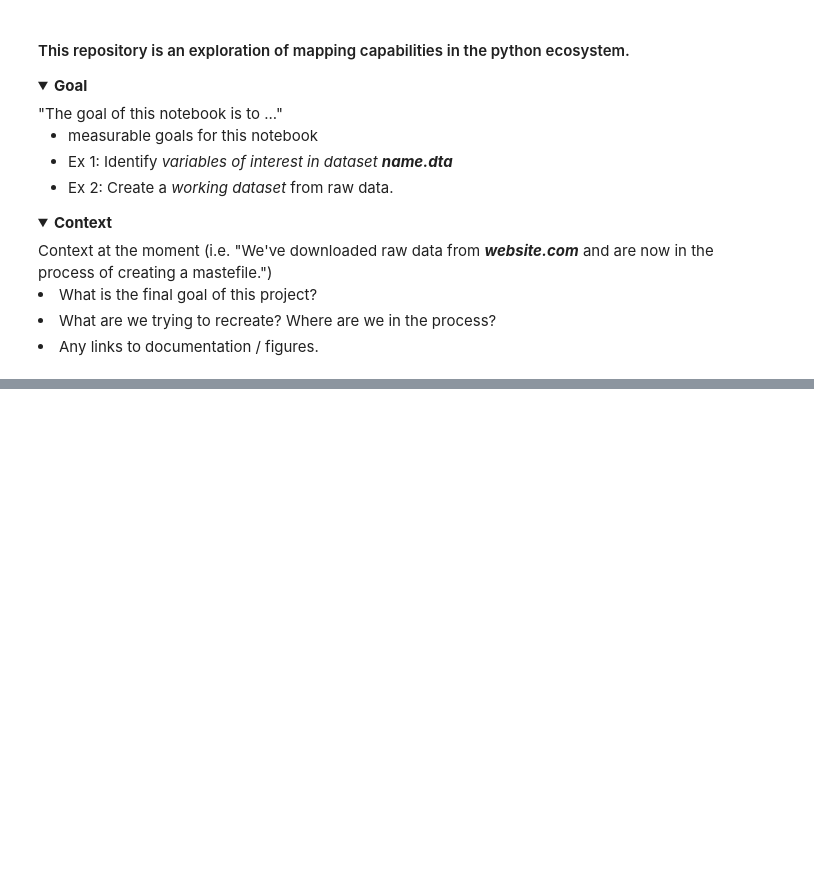
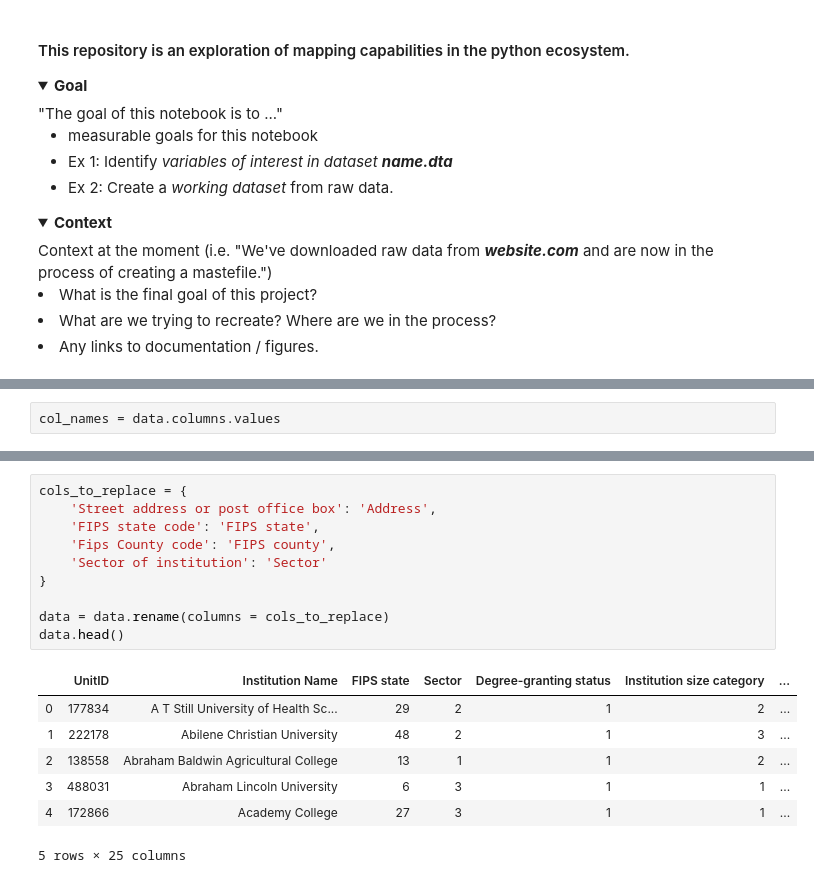
Before and after one commit to chekos/Making-Maps-With-Python-NACIS-2019, a Jupyter notebook: notebooks/00_DataPrep.ipynb, the cells around one changed output, grey strips where cells are left out. Cells and saved outputs as stored; diff of their text form; folded sections open; blank space fills up the shorter version.

```diff
--- a/notebooks/00_DataPrep.ipynb
+++ b/notebooks/00_DataPrep.ipynb
@@ -39,0 +57,2 @@ data = pd.read_
+# %%
+col_names = data.columns.values
@@ -39,0 +103,18 @@ data = pd.read_
+# %%
+cols_to_replace = {
+    'Street address or post office box': 'Address',
+    'FIPS state code': 'FIPS state',
+    'Fips County code': 'FIPS county',
+    'Sector of institution': 'Sector'
+}
+
+data = data.rename(columns = cols_to_replace)
+data.head()
+# %% [output]
+|  | UnitID | Institution Name | FIPS state | Sector | Degree-granting status | Institution size category | ... |
+| 0 | 177834 | A T Still University of Health Sc... | 29 | 2 | 1 | 2 | ... |
+| 1 | 222178 | Abilene Christian University | 48 | 2 | 1 | 3 | ... |
+| 2 | 138558 | Abraham Baldwin Agricultural College | 13 | 1 | 1 | 2 | ... |
+| 3 | 488031 | Abraham Lincoln University | 6 | 3 | 1 | 1 | ... |
+| 4 | 172866 | Academy College | 27 | 3 | 1 | 1 | ... |
+5 rows × 25 columns
```
Also changed, not shown: parts of 22 cells of this notebook, 3 other files.
